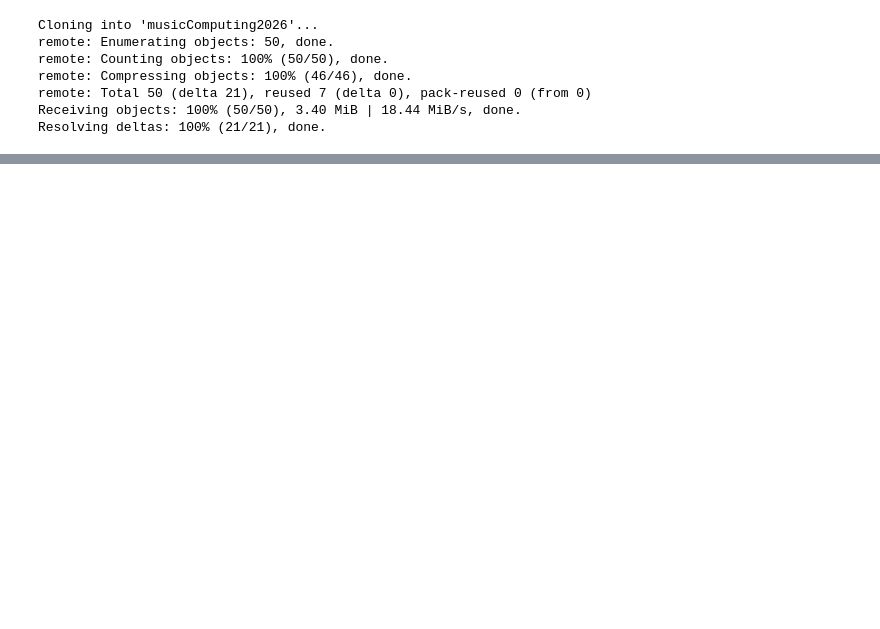
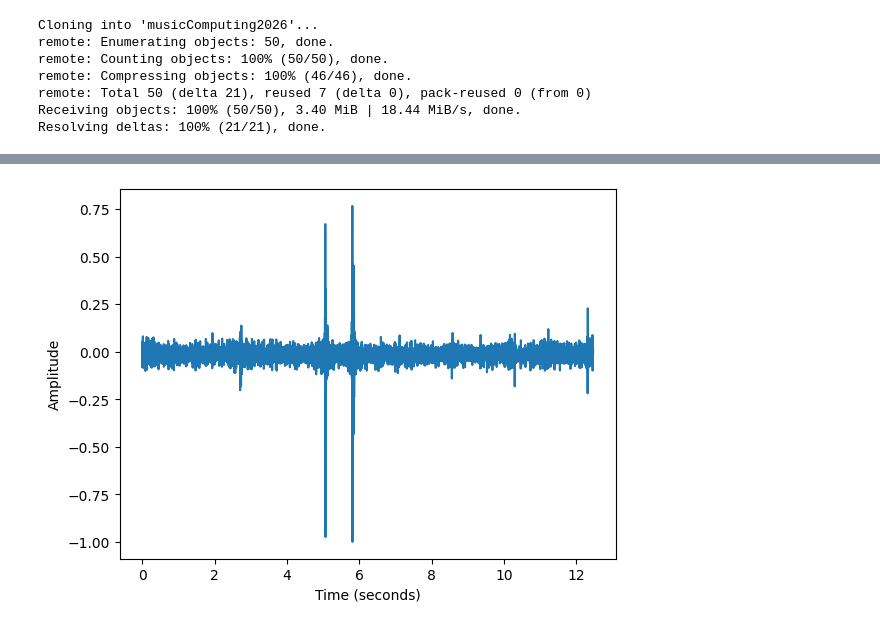
Before and after one commit to goldenkick1-92/music-computing-class-work-2026, a Jupyter notebook: labassignment1.ipynb, the cells around one changed output, grey strips where cells are left out. Saved outputs shown, nothing was run; the diff lists cells and outputs as text; code cells hidden in the pictures; blank space fills up the shorter version.

```diff
--- a/labassignment1.ipynb
+++ b/labassignment1.ipynb
@@ -26,14 +26,14 @@ def plotAudio(file,samplingRate):
 
   # In the function you should use librosa.load() to open the specified filename
   # with the specified sampling rate
-  file = 'imc2023/audioFiles/avm2.wav'
-  samplingRate = 44100
+
+
   sig, sr = librosa.load(file,mono=True,sr=samplingRate)
 
   # Use variables for the x- and y-labels
   time=np.arange(0,sig.shape[0])/sr
-  xlabel('Time (seconds)')
-  ylabel('Amplitude')
+  xlabel='Time (seconds)'
+  ylabel='Amplitude'
   excursion=max(abs(sig))
   sigNew = sig / excursion
 
@@ -58,2 +56,8 @@ FileNotFoundError: [Errno 2] No such file or directory: 'imc2023/audioFiles/avm2
 # %%
 # Second use ‘avm.wav’ as the filename with a sampling rate of 441
+
+file = '/content/musicComputing2026/audioFiles/avm.wav'
+samplingRate=441
+plotAudio(file,samplingRate)
+# %% [output]
+[figure, added]
```
Also changed, not shown: parts of 1 cell of this notebook.
